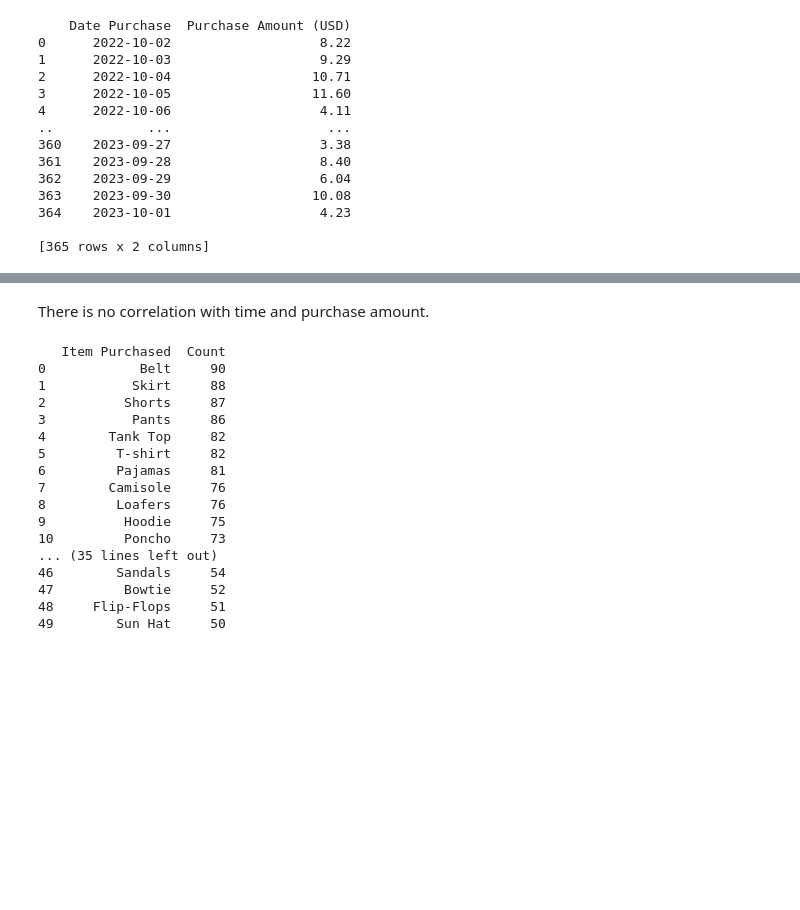
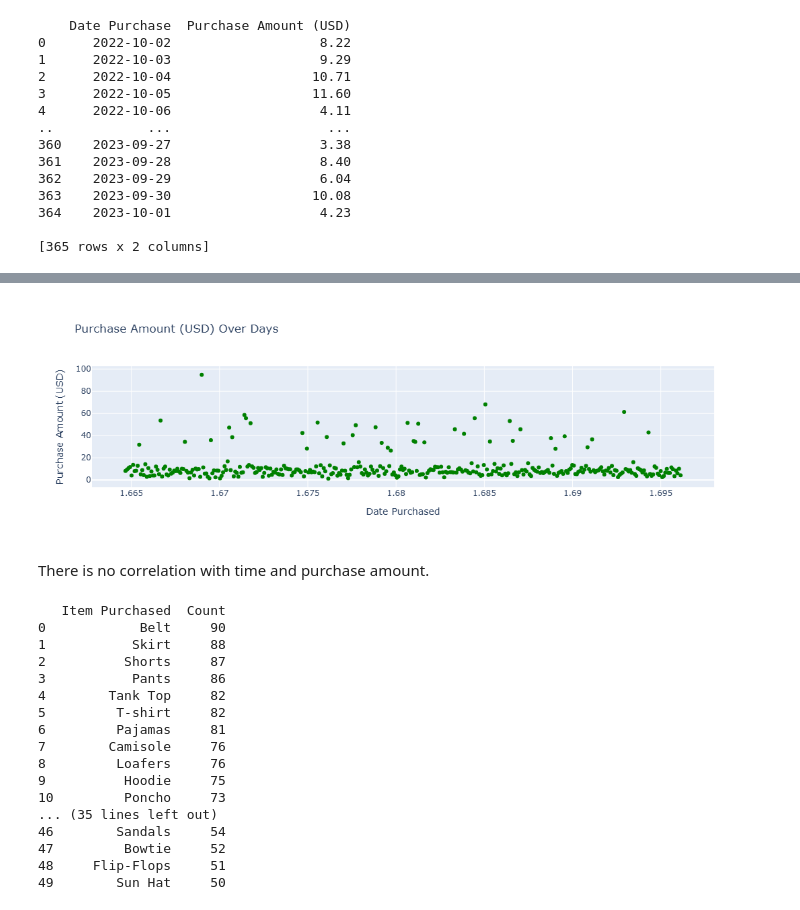
Before and after one commit to snehx5/bellabeats_analysis, a Jupyter notebook: fashionstore_analysis.ipynb, the cells around one changed output, grey strips where cells are left out. Cells and saved outputs as stored; diff of their text form; code cells hidden in the pictures; blank space fills up the shorter version.

```diff
--- a/fashionstore_analysis.ipynb
+++ b/fashionstore_analysis.ipynb
@@ -196,6 +197,10 @@ print(date_amount_df)
 [365 rows x 2 columns]
 # %%
 # Assuming 'Date Purchase' is a string or object, convert it to datetime format
+import os
+
+if not os.path.exists("images"):
+    os.mkdir("images")
 
 date_amount_df['Date Purchase'] = pd.to_datetime(date_amount_df['Date Purchase'])
 
@@ -213,5 +218,5 @@ fig.add_trace(go.Scatter(x=dates, y=amount, mode='markers', marker=dict(color='g
 
 fig.update_layout(title='Purchase Amount (USD) Over Days', xaxis_title='Date Purchased', yaxis_title='Purchase Amount (USD)')
 
-fig.show(renderer='iframe_connected')
+fig.show()
 # %% [output]
@@ -219,5 +223,6 @@ fig.show(renderer='iframe_connected')
+[figure, added]
-# %% [markdown]
-There is no correlation with time and purchase amount.
+# %% [markdown]
+There is no correlation with time and purchase amount.
 # %%
 items = df_can.loc[:,'Item Purchased'].value_counts()
 items_df = items.reset_index()
```
Also changed, not shown: parts of 2 cells of this notebook.
